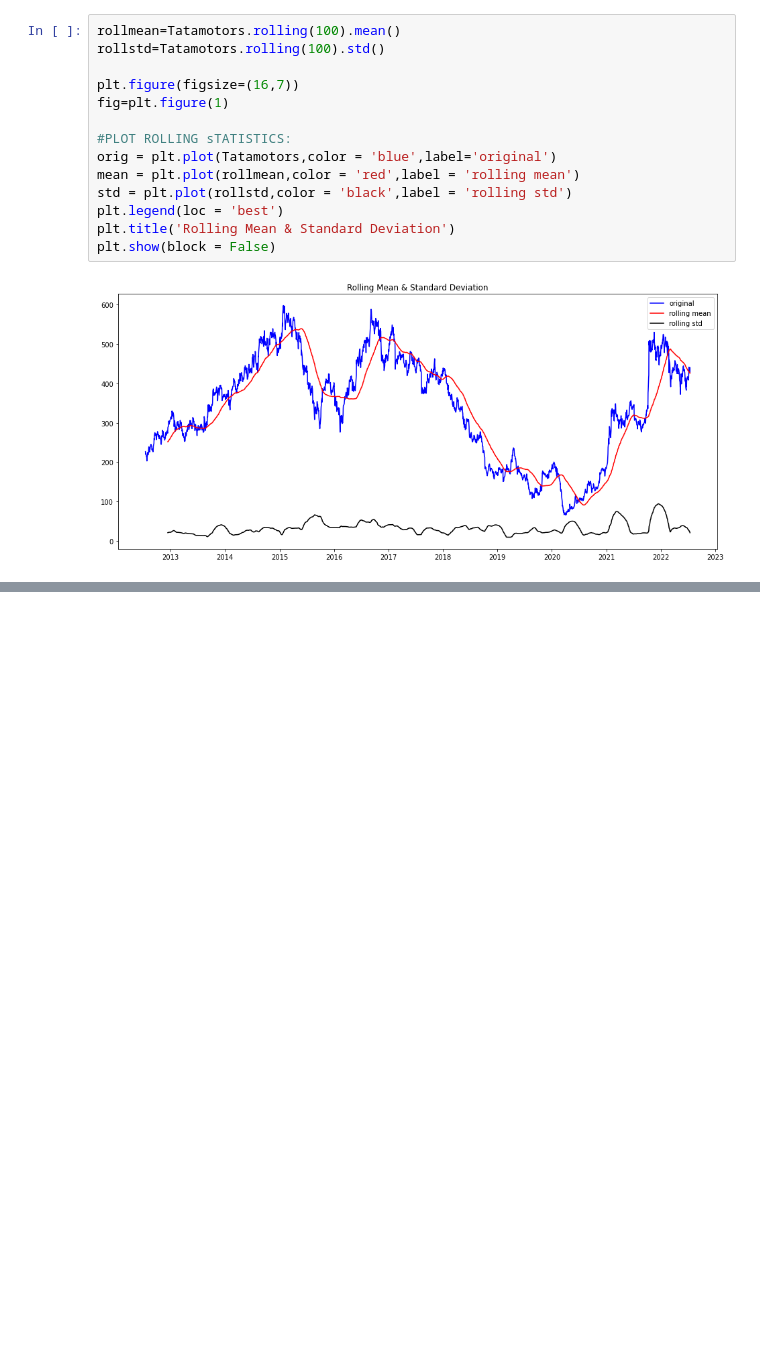
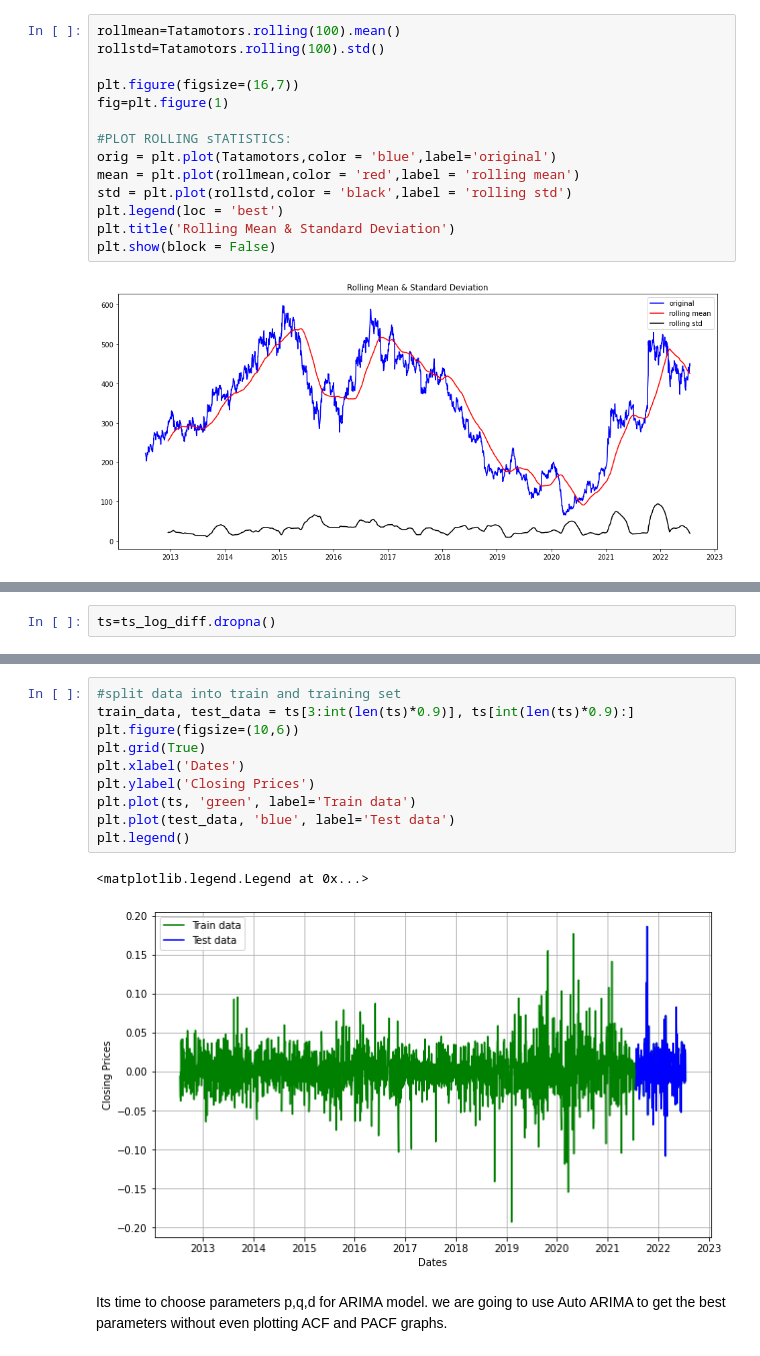
Before and after one commit to renkuntlamahessh/Tata-Motors-Project-, a Jupyter notebook: TATA_Motors_Stock_market_Forecasting_V2.ipynb, the cells around one changed output, grey strips where cells are left out. Saved outputs shown, nothing was run; the diff lists cells and outputs as text; blank space fills up the shorter version.

```diff
--- a/TATA_Motors_Stock_market_Forecasting_V2.ipynb
+++ b/TATA_Motors_Stock_market_Forecasting_V2.ipynb
@@ -310,0 +263,2 @@ Text(0.5, 1.0, 'RMSE: 159.4656')
+# %%
+ts=ts_log_diff.dropna()
@@ -310,0 +289,15 @@ Text(0.5, 1.0, 'RMSE: 159.4656')
+# %%
+#split data into train and training set
+train_data, test_data = ts[3:int(len(ts)*0.9)], ts[int(len(ts)*0.9):]
+plt.figure(figsize=(10,6))
+plt.grid(True)
+plt.xlabel('Dates')
+plt.ylabel('Closing Prices')
+plt.plot(ts, 'green', label='Train data')
+plt.plot(test_data, 'blue', label='Test data')
+plt.legend()
+# %% [output]
+<matplotlib.legend.Legend at 0x...>
+[figure, added]
+# %% [markdown]
+Its time to choose parameters p,q,d for ARIMA model. we are going to use Auto ARIMA to get the best parameters without even plotting ACF and PACF graphs.
```
Also changed, not shown: parts of 32 cells of this notebook.
